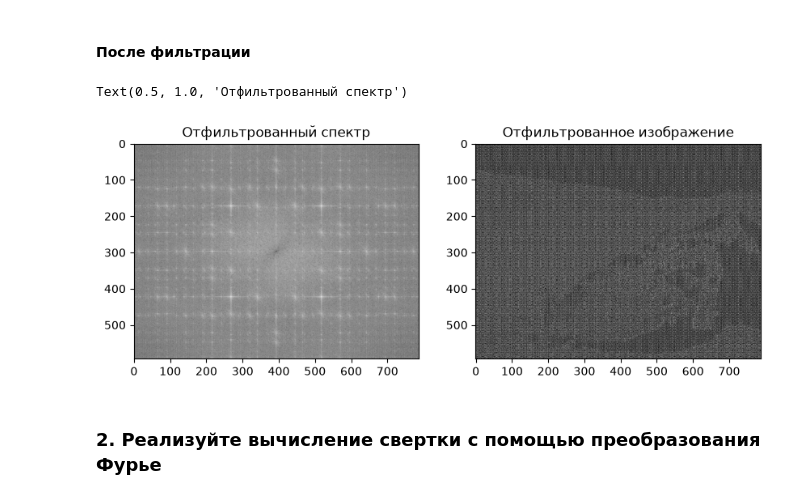
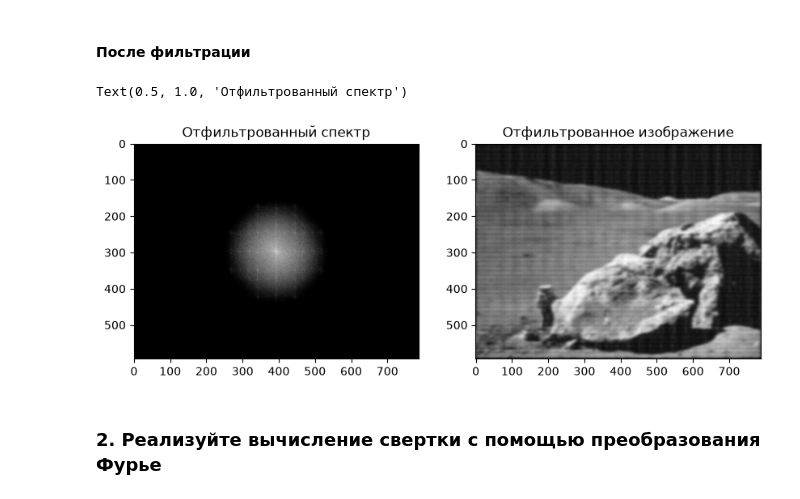
Before and after one commit to UuAcC/image_processing_repos, a Jupyter notebook: task5/Solution_Task5.ipynb, the cells around one changed output. Drawn from its saved outputs; the diff is of its cells as text; code cells hidden in the pictures.

```diff
--- a/task5/Solution_Task5.ipynb
+++ b/task5/Solution_Task5.ipynb
@@ -35,20 +34,20 @@ plt.imshow(gauss_mask, cmap='gray')
 # %% [markdown]
 #### После фильтрации
 # %%
-dft_shift_filtered = dft_shift * mask_res[:, :, np.newaxis]
+dft_shift_filtered = dft_shift * gauss_mask[:, :, np.newaxis]
 
 magnitude_spectrum_filtered = 20*np.log(cv.magnitude(dft_shift_filtered[:,:,0], dft_shift_filtered[:,:,1]) + 1)
 
 f_ishift = np.fft.ifftshift(dft_shift_filtered)
 img_filtered = cv.idft(f_ishift)
 img_filtered = cv.magnitude(img_filtered[:,:,0], img_filtered[:,:,1])
 
 fig, ax = plt.subplots(1, 2, figsize=(10, 5))
 ax[1].imshow(img_filtered, cmap = 'gray'); ax[1].set_title('Отфильтрованное изображение')
 ax[0].imshow(magnitude_spectrum_filtered, cmap = 'gray'); ax[0].set_title('Отфильтрованный спектр')
 # %% [output]
 Text(0.5, 1.0, 'Отфильтрованный спектр')
-[figure, old version]
+[figure, new version]
 # %% [markdown]
 ### 2. Реализуйте вычисление свертки с помощью преобразования Фурье
 # %% [markdown]
```
Also changed, not shown: parts of 4 cells of this notebook, 1 other file.
